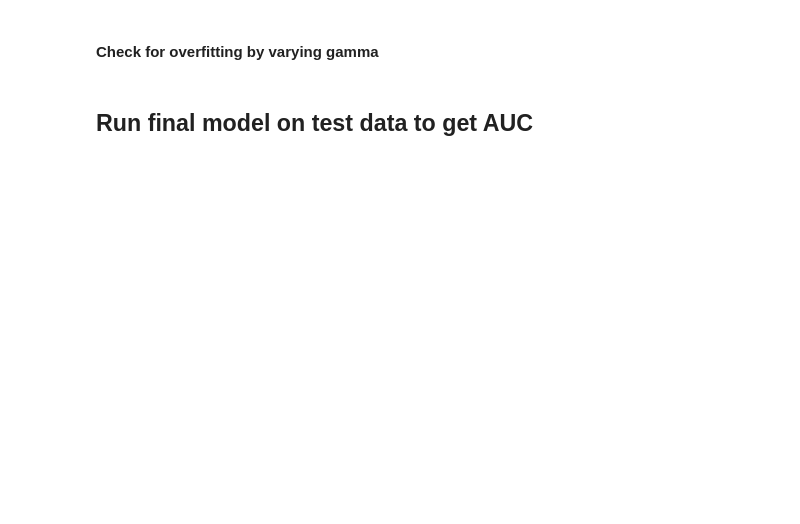
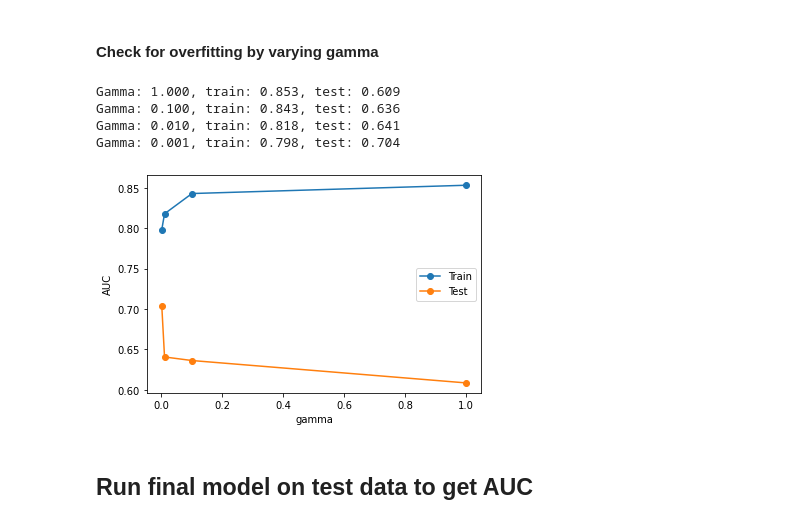
Before and after one commit to aojudo/seminar-marketing, a Jupyter notebook: SVM.ipynb, the cells around one changed output. Saved outputs shown, nothing was run; the diff lists cells and outputs as text; code cells hidden in the pictures; blank space fills up the shorter version.

```diff
--- a/SVM.ipynb
+++ b/SVM.ipynb
@@ -159,29 +166,37 @@ pyplot.show()
 # %%
 # define lists to collect scores
 train_scores_g, test_scores_g = list(), list()
 
 # define gamma's to evaluate
 values = [1,0.1,0.01,0.001]
 # evaluate SVM models
 for i in values:
     # configure the model
     model = svm.SVC(C=C ,kernel = kernel, gamma = i, probability=True).fit(
         x_res, y_res)
     # evaluate on the train dataset
     schatting = model.predict(x_res)
     train_acc = roc_auc_score(y_res, schatting)
     train_scores_g.append(train_acc)
     # evaluate on the test dataset
     test_schatting = model.predict(test_features)
     test_acc = roc_auc_score(test_targets, test_schatting)
     test_scores_g.append(test_acc)
     # summarize progress
     print('Gamma: %.3f, train: %.3f, test: %.3f' % (i, train_acc, test_acc))
 # plot of train and test scores vs tree depth
 pyplot.plot(values, train_scores_g, '-o', label='Train')
 pyplot.plot(values, test_scores_g, '-o', label='Test')
+plt.ylabel('AUC')
+plt.xlabel('gamma')
 pyplot.legend()
 pyplot.show()
+# %% [output]
+Gamma: 1.000, train: 0.853, test: 0.609
+Gamma: 0.100, train: 0.843, test: 0.636
+Gamma: 0.010, train: 0.818, test: 0.641
+Gamma: 0.001, train: 0.798, test: 0.704
+[figure, added]
 # %% [markdown]
 ## Run final model on test data to get AUC
 # %%
```
Also changed, not shown: parts of 4 cells of this notebook, 1 other file.
